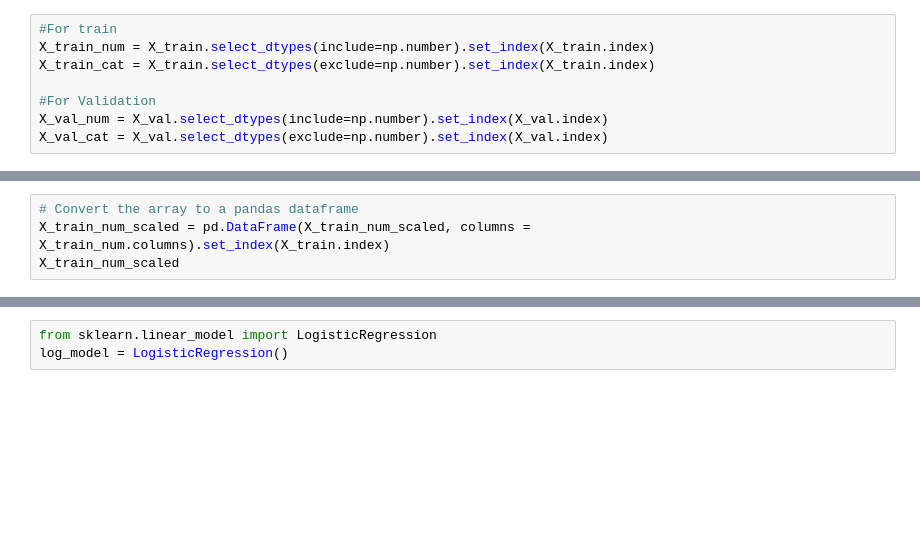
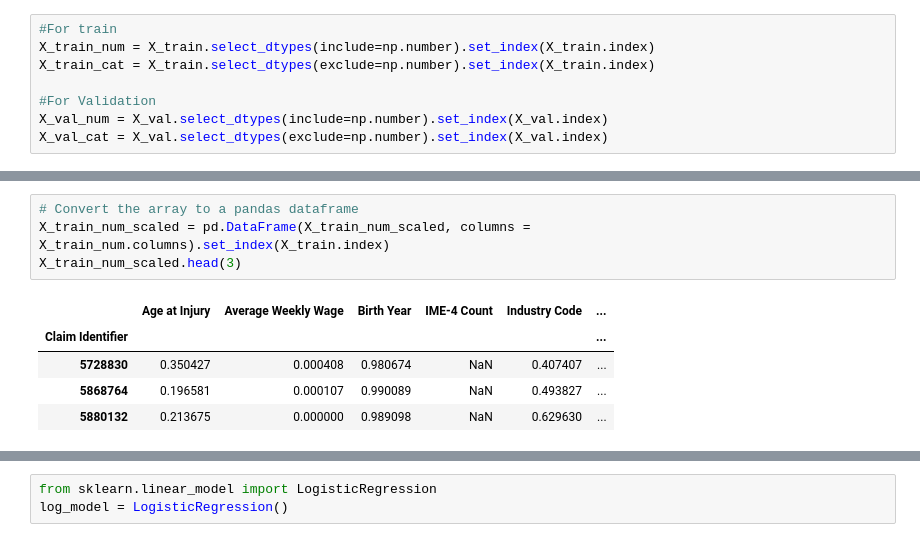
Before and after one commit to RLopes2327/Group17_ML2425, a Jupyter notebook: Project_Current.ipynb, the cells around one changed output, grey strips where cells are left out. Drawn from its saved outputs; the diff is of its cells as text; blank space fills up the shorter version.

```diff
--- a/Project_Current.ipynb
+++ b/Project_Current.ipynb
@@ -523,7 +723,13 @@ X_train_num_scaled
 # %%
 # Convert the array to a pandas dataframe
 X_train_num_scaled = pd.DataFrame(X_train_num_scaled, columns = X_train_num.columns).set_index(X_train.index)
-X_train_num_scaled
+X_train_num_scaled.head(3)
+# %% [output]
+|  | Age at Injury | Average Weekly Wage | Birth Year | IME-4 Count | Industry Code | ... |
+| Claim Identifier |  |  |  |  |  | ... |
+| 5728830 | 0.350427 | 0.000408 | 0.980674 | NaN | 0.407407 | ... |
+| 5868764 | 0.196581 | 0.000107 | 0.990089 | NaN | 0.493827 | ... |
+| 5880132 | 0.213675 | 0.000000 | 0.989098 | NaN | 0.629630 | ... |
 # %%
 X_val_num_scaled = scaler.transform(X_val_num)
 X_val_num_scaled = pd.DataFrame(X_val_num_scaled, columns = X_val_num.columns).set_index(X_val.index)
```
Also changed, not shown: parts of 68 cells of this notebook.
